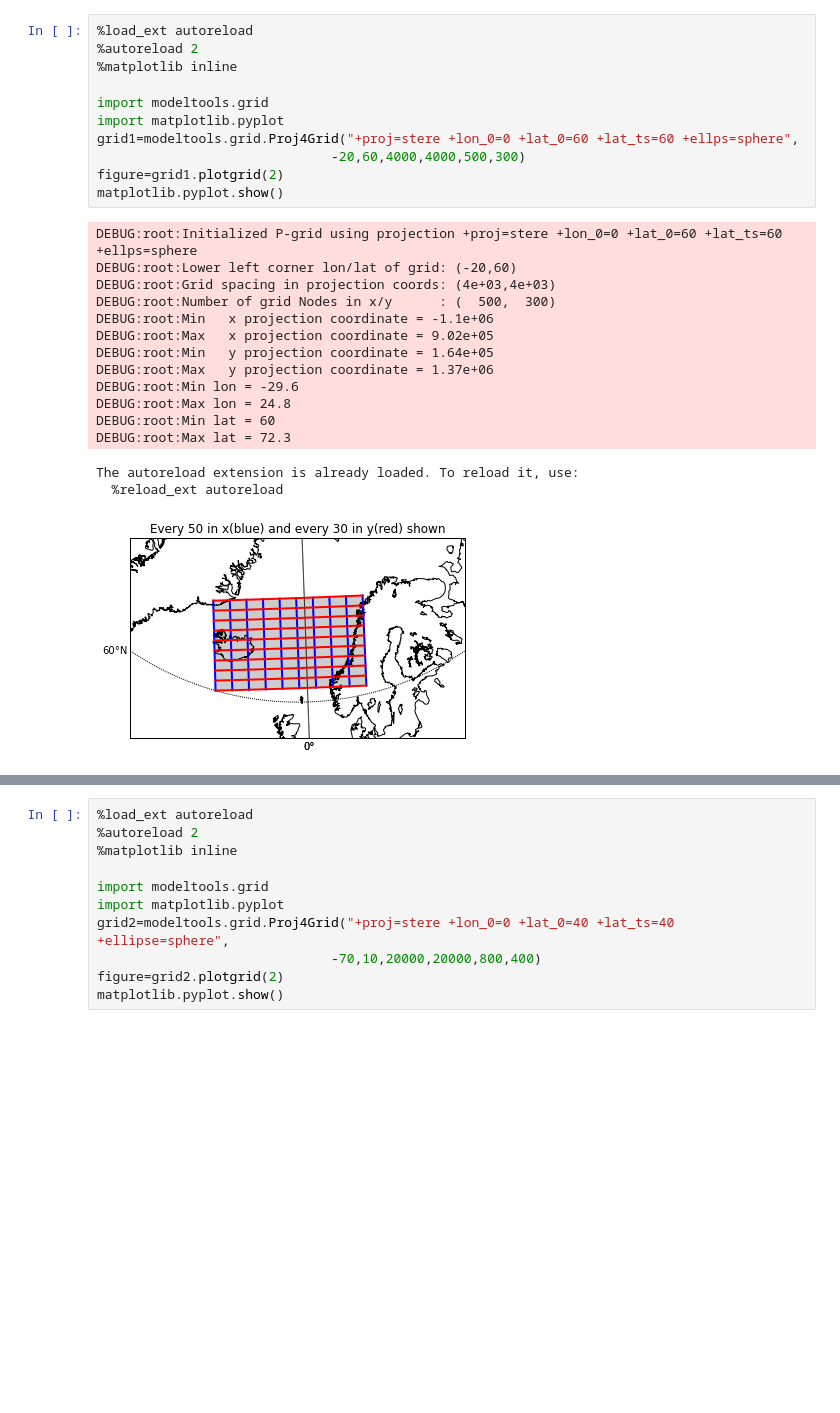
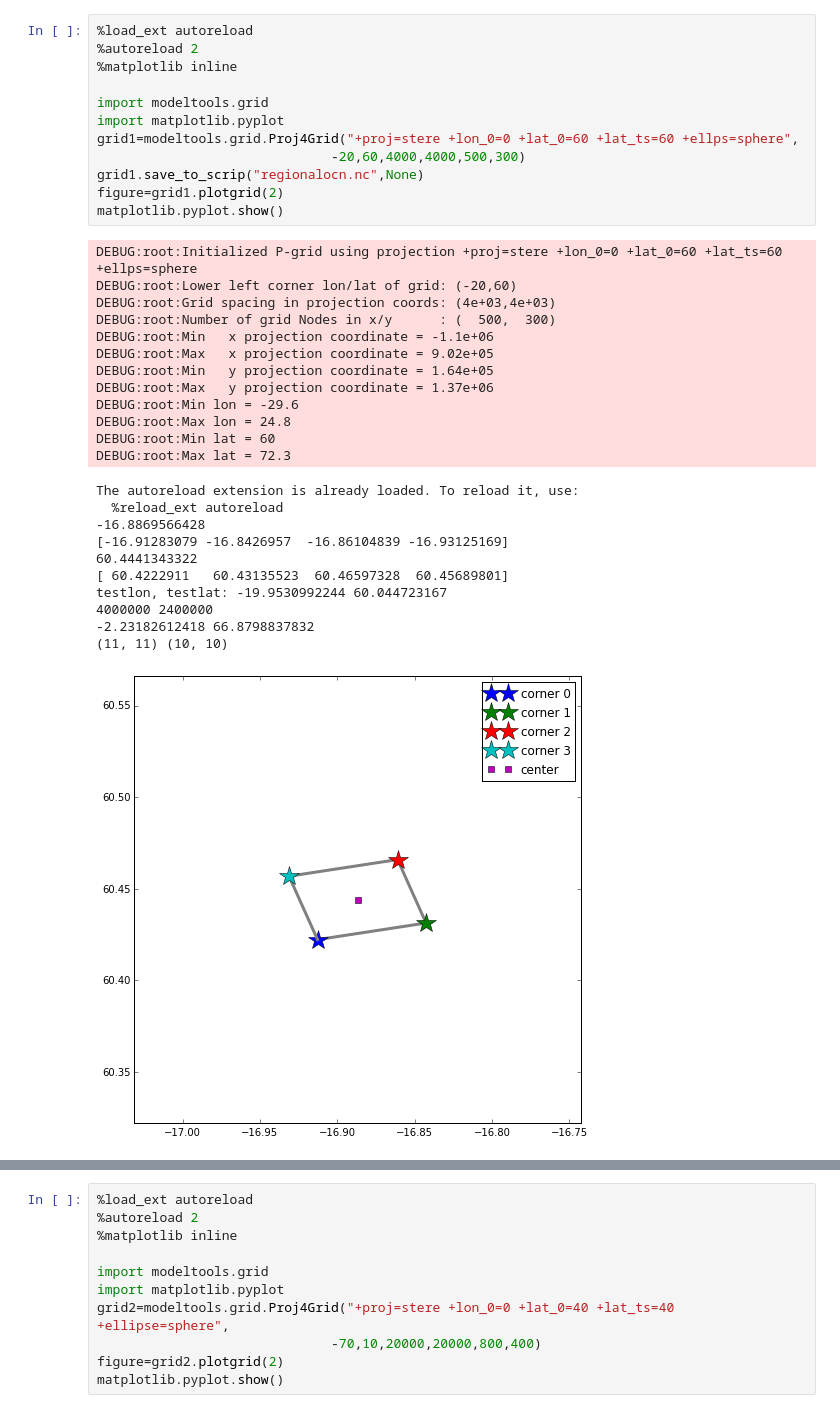
Before and after one commit to MostafaBakhoda/modeltools, a Jupyter notebook: grid_test.ipynb, the cells around one changed output, grey strips where cells are left out. Cells and saved outputs as stored; diff of their text form; blank space fills up the shorter version.

```diff
--- a/grid_test.ipynb
+++ b/grid_test.ipynb
@@ -1,27 +1,36 @@
 # %%
 %load_ext autoreload
 %autoreload 2
 %matplotlib inline
 
 import modeltools.grid
 import matplotlib.pyplot
 grid1=modeltools.grid.Proj4Grid("+proj=stere +lon_0=0 +lat_0=60 +lat_ts=60 +ellps=sphere",
                               -20,60,4000,4000,500,300)
+grid1.save_to_scrip("regionalocn.nc",None)
 figure=grid1.plotgrid(2)
 matplotlib.pyplot.show()
 # %% [output]
 DEBUG:root:Initialized P-grid using projection +proj=stere +lon_0=0 +lat_0=60 +lat_ts=60 +ellps=sphere
 DEBUG:root:Lower left corner lon/lat of grid: (-20,60)
 DEBUG:root:Grid spacing in projection coords: (4e+03,4e+03)
 DEBUG:root:Number of grid Nodes in x/y      : (  500,  300)
 DEBUG:root:Min   x projection coordinate = -1.1e+06
 DEBUG:root:Max   x projection coordinate = 9.02e+05
 DEBUG:root:Min   y projection coordinate = 1.64e+05
 DEBUG:root:Max   y projection coordinate = 1.37e+06
 DEBUG:root:Min lon = -29.6
 DEBUG:root:Max lon = 24.8
 DEBUG:root:Min lat = 60
 DEBUG:root:Max lat = 72.3
 The autoreload extension is already loaded. To reload it, use:
   %reload_ext autoreload
+-16.8869566428
+[-16.91283079 -16.8426957  -16.86104839 -16.93125169]
+60.4441343322
+[ 60.4222911   60.43135523  60.46597328  60.45689801]
+testlon, testlat: -19.9530992244 60.044723167
+4000000 2400000
+-2.23182612418 66.8798837832
+(11, 11) (10, 10)
-[figure, old version]
+[figure, new version]
```
Also changed, not shown: parts of 1 cell of this notebook, 3 other files.
